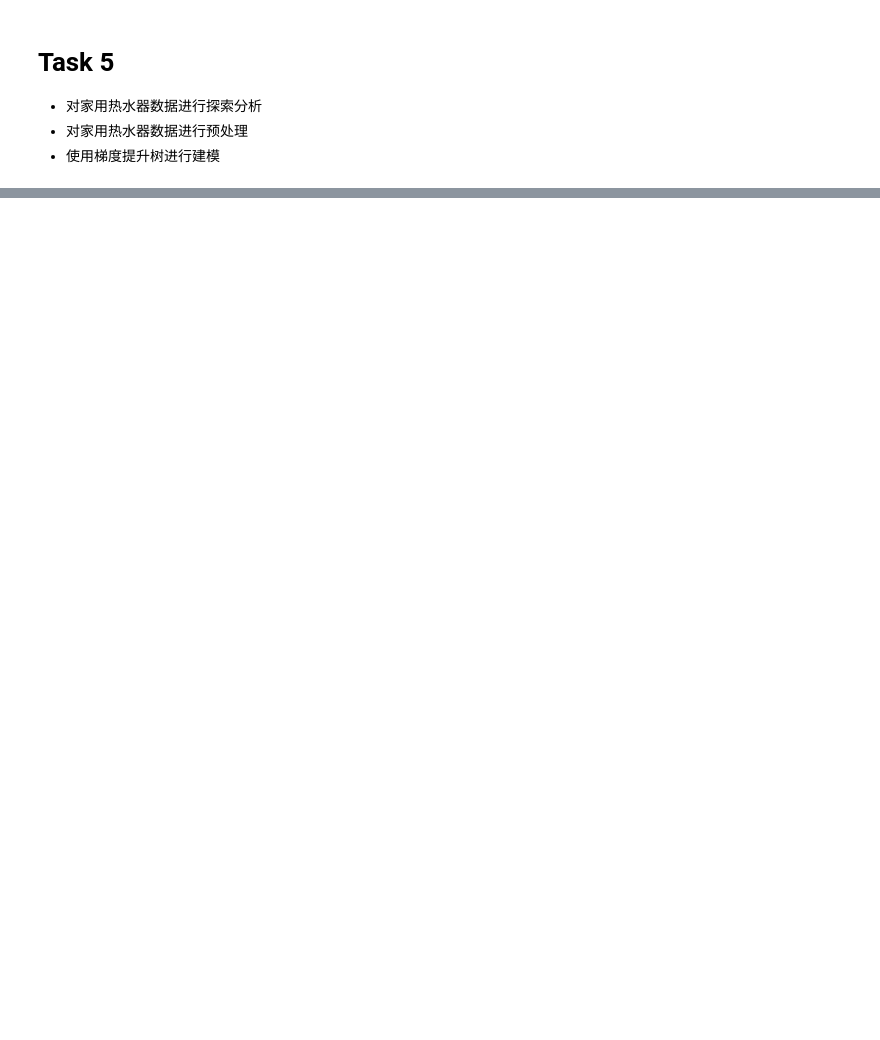
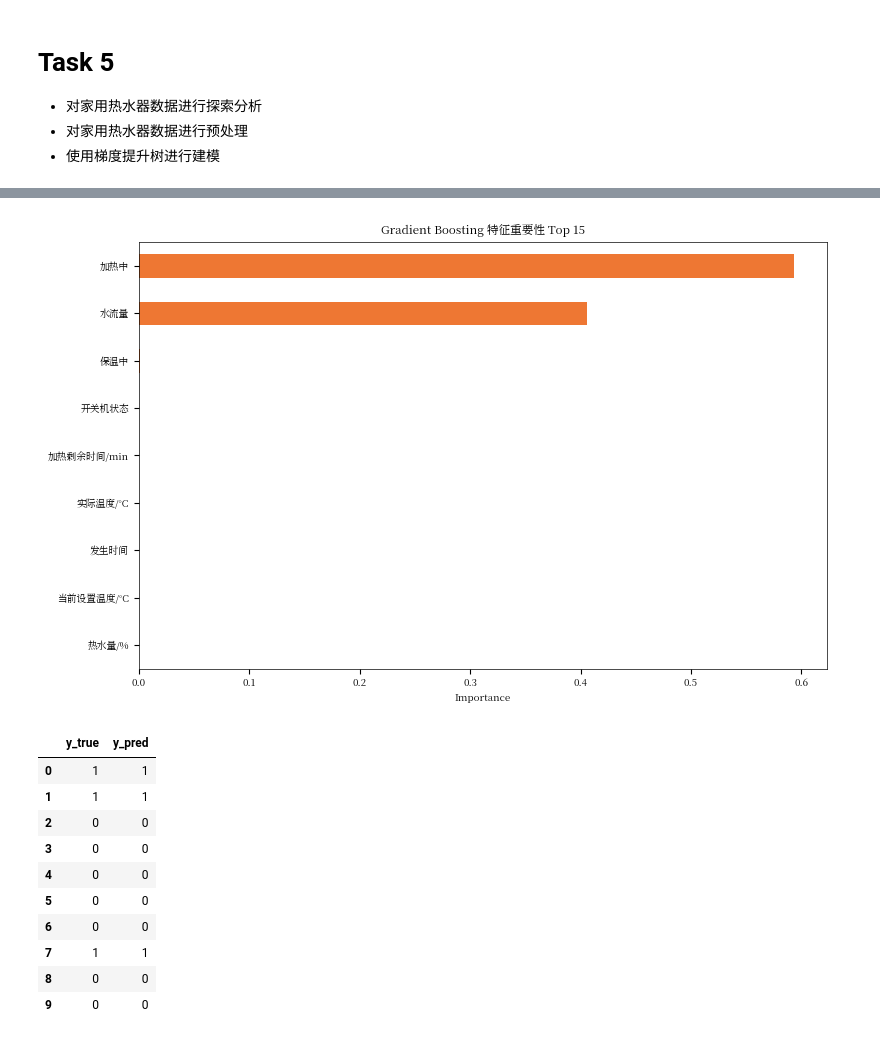
Before and after one commit to lanshi17/AIoT_notebook, a Jupyter notebook: ML/build_decision_tree_base_algorithm/homework_04.ipynb, the cells around one changed output, grey strips where cells are left out. Saved outputs shown, nothing was run; the diff lists cells and outputs as text; code cells hidden in the pictures; blank space fills up the shorter version.

```diff
--- a/ML/build_decision_tree_base_algorithm/homework_04.ipynb
+++ b/ML/build_decision_tree_base_algorithm/homework_04.ipynb
@@ -43,0 +46,3 @@ logger.info(plt.rcParams['font.family'])
+# %%
+raw_data=pd.read_excel("./data/raw/water_heater.xls")
+raw_data.head()
@@ -43,0 +139,3 @@ logger.info(plt.rcParams['font.family'])
+# %%
+X=raw_data.drop(columns="加热剩余时间/min")
+y=raw_data["加热剩余时间/min"]
@@ -43,0 +222,33 @@ logger.info(plt.rcParams['font.family'])
+# %%
+# 可视化特征重要性（前 15 个）
+import matplotlib.pyplot as plt
+
+importances = pd.Series(gb_clf.feature_importances_, index=feature_names).sort_values(ascending=False)
+top_k = min(15, len(importances))
+
+plt.figure(figsize=(8, 5))
+importances.head(top_k).sort_values().plot(kind="barh")
+plt.title("Gradient Boosting 特征重要性 Top 15")
+plt.xlabel("Importance")
+plt.tight_layout()
+plt.show()
+
+# 查看一部分预测结果
+result_df = pd.DataFrame({
+    "y_true": y_test,
+    "y_pred": y_pred
+})
+result_df.head(10)
+# %% [output]
+[figure, added]
+|  | y_true | y_pred |
+| 0 | 1 | 1 |
+| 1 | 1 | 1 |
+| 2 | 0 | 0 |
+| 3 | 0 | 0 |
+| 4 | 0 | 0 |
+| 5 | 0 | 0 |
+| 6 | 0 | 0 |
+| 7 | 1 | 1 |
+| 8 | 0 | 0 |
+| 9 | 0 | 0 |
```
Also changed, not shown: parts of 10 cells of this notebook, 8 other files.
